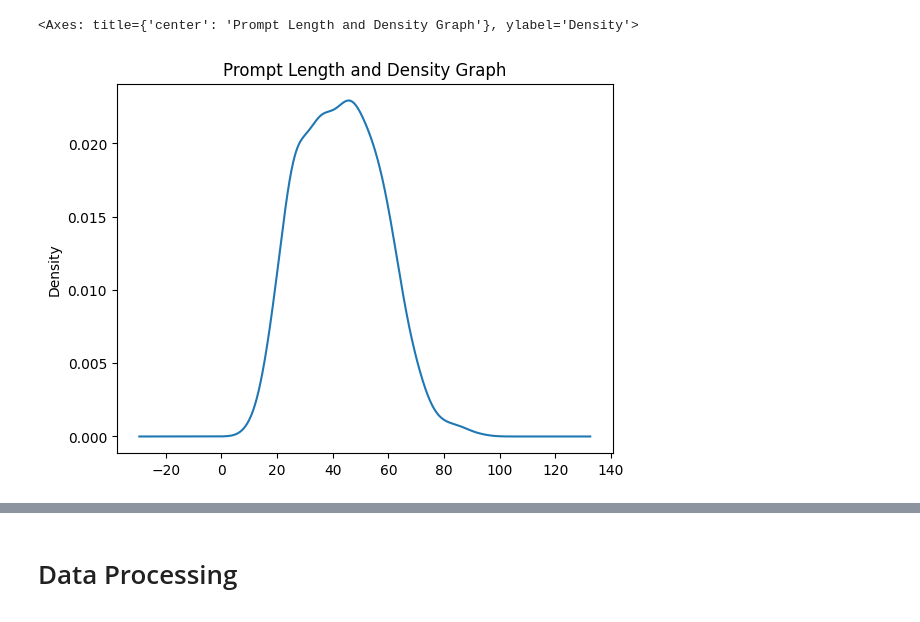
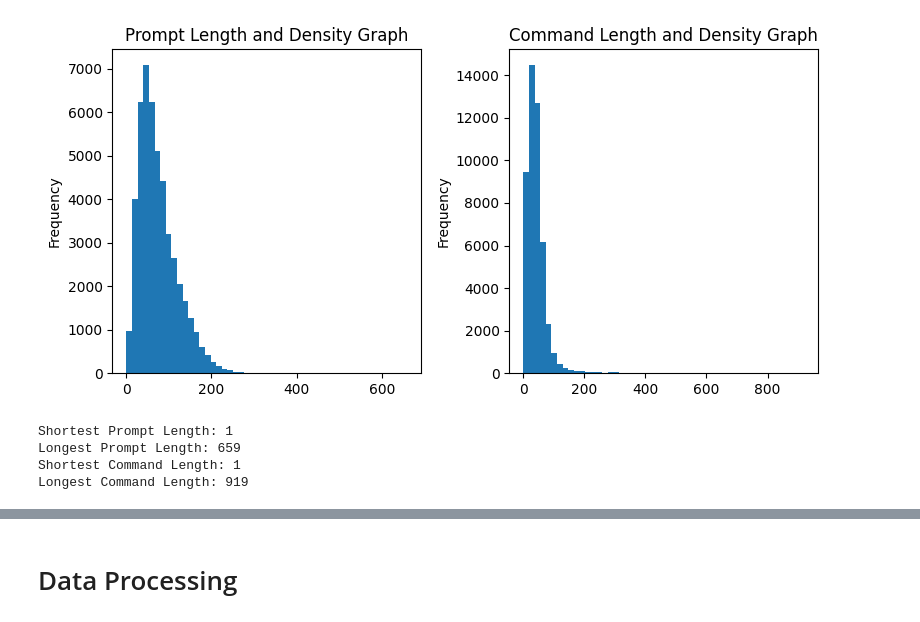
Before and after one commit to OmerTurk1/NLP_learning, a Jupyter notebook: Prompt_to_Bash_Command.ipynb, the cells around one changed output, grey strips where cells are left out. Saved outputs shown, nothing was run; the diff lists cells and outputs as text; code cells hidden in the pictures.

```diff
--- a/Prompt_to_Bash_Command.ipynb
+++ b/Prompt_to_Bash_Command.ipynb
@@ -51,7 +88,22 @@ df.isnull().sum().sort_values()
 dtype: int64
-# %%
-df["prompt_length"] = df["prompt"].apply(len)
-df["prompt_length"].plot(kind="kde", title="Prompt Length and Density Graph")
-# %% [output]
-<Axes: title={'center': 'Prompt Length and Density Graph'}, ylabel='Density'>
-[figure, removed]
+# %%
+df["prompt_length"] = df["prompt"].apply(len)
+df["command_length"] = df["command"].apply(len)
+
+fig, axs = plt.subplots(1,2, figsize=(8,4))
+
+df["prompt_length"].plot(kind="hist", bins=50, title="Prompt Length and Density Graph", ax=axs[0])
+df["command_length"].plot(kind="hist", bins=50, title="Command Length and Density Graph", ax=axs[1])
+plt.tight_layout()
+# %% [output]
+[figure, added]
+# %%
+print(f"Shortest Prompt Length: {df["prompt_length"].sort_values(ascending=True).iloc[0]}")
+print(f"Longest Prompt Length: {df["prompt_length"].sort_values(ascending=False).iloc[0]}")
+print(f"Shortest Command Length: {df["command_length"].sort_values(ascending=True).iloc[0]}")
+print(f"Longest Command Length: {df["command_length"].sort_values(ascending=False).iloc[0]}")
+# %% [output]
+Shortest Prompt Length: 1
+Longest Prompt Length: 659
+Shortest Command Length: 1
+Longest Command Length: 919
```
Also changed, not shown: parts of 27 cells of this notebook.
